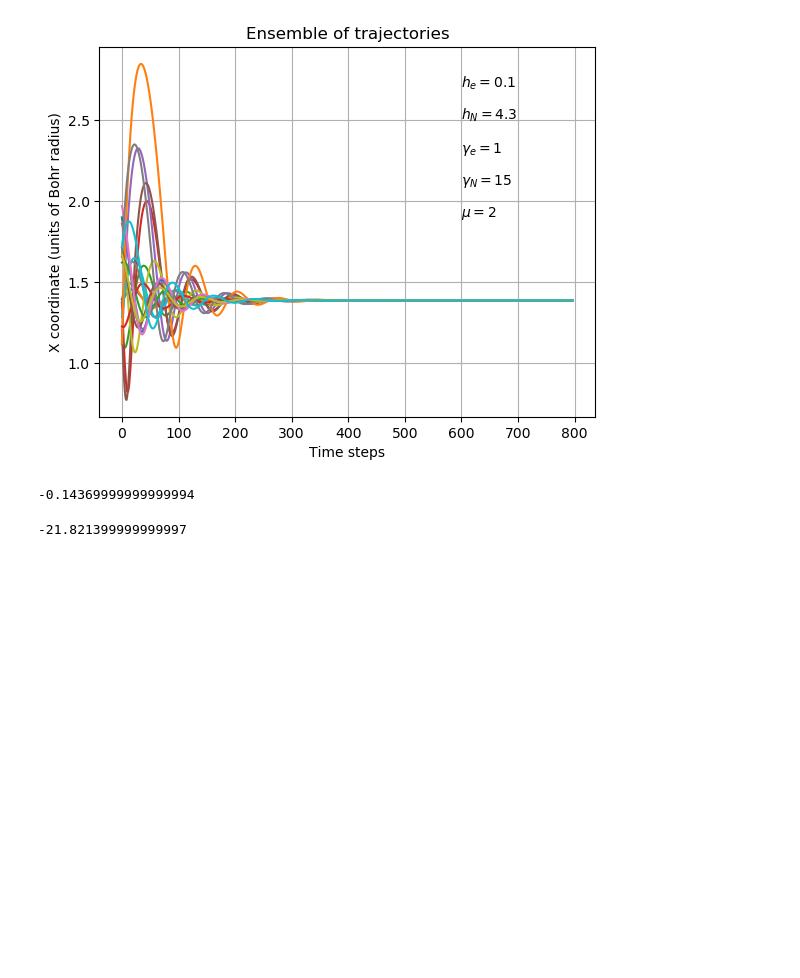
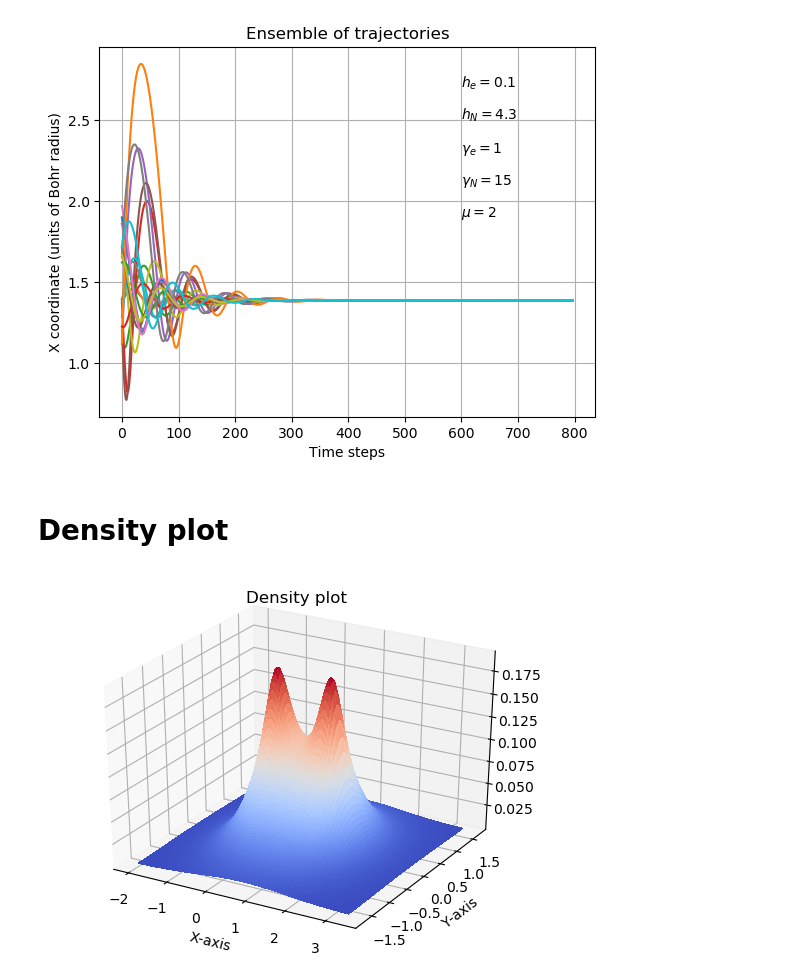
Before and after one commit to Peppone98/Quantum_MD_H2, a Jupyter notebook: CODE/plots.ipynb, the cells around one changed output. Cells and saved outputs as stored; diff of their text form; code cells hidden in the pictures; blank space fills up the shorter version.

```diff
--- a/CODE/plots.ipynb
+++ b/CODE/plots.ipynb
@@ -80,11 +66,29 @@ plt.text(600, 1.9, "$\mu=2$")
 plt.savefig("outputs/pics/traj.png")
 # %% [output]
 [figure]
-# %%
-(-1.11796 + 1.10359)/0.1
-# %% [output]
--0.14369999999999994
-# %%
-(-1.10359 + -1.07855)/0.1
-# %% [output]
--21.821399999999997
+# %% [markdown]
+# Density plot
+# %%
+density = pd.read_csv(f'outputs/density.txt', sep='\s+',header=None)
+N_mesh = 100
+rho_a = -1.7
+rho_b = 1.7
+h = (rho_b - rho_a)/N_mesh
+rho = np.arange(rho_a, rho_b, h)
+z_a = -2.0
+z_b = 3.4
+h = (z_b - z_a)/N_mesh
+z = np.arange(z_a, z_b, h)
+Z, RHO = meshgrid(z, rho) # grid of point
+# %%
+fig = plt.figure()
+ax = fig.gca(projection='3d')
+surf = ax.plot_surface(Z, RHO, density, rstride=1, cstride=1,
+                      cmap=cm.coolwarm, linewidth=0, antialiased=False)
+ax.set_xlabel('X-axis')
+ax.set_ylabel('Y-axis')
+ax.set_title("Density plot")
+# Attenzione perché la densità va plottata per una configurazione di equilibrio.
+plt.savefig("outputs/pics/density.png")
+# %% [output]
+[figure, added]
```
Also changed, not shown: parts of 9 cells of this notebook, 20 other files.
